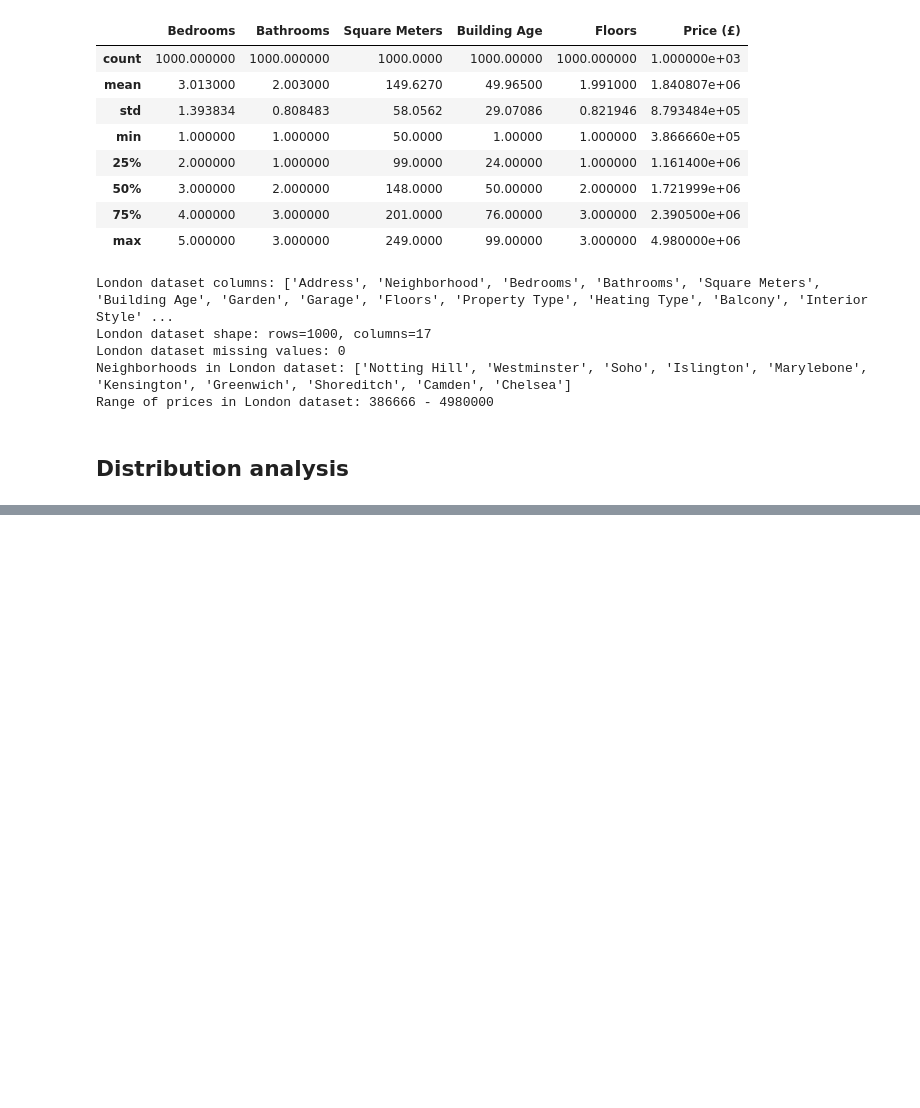
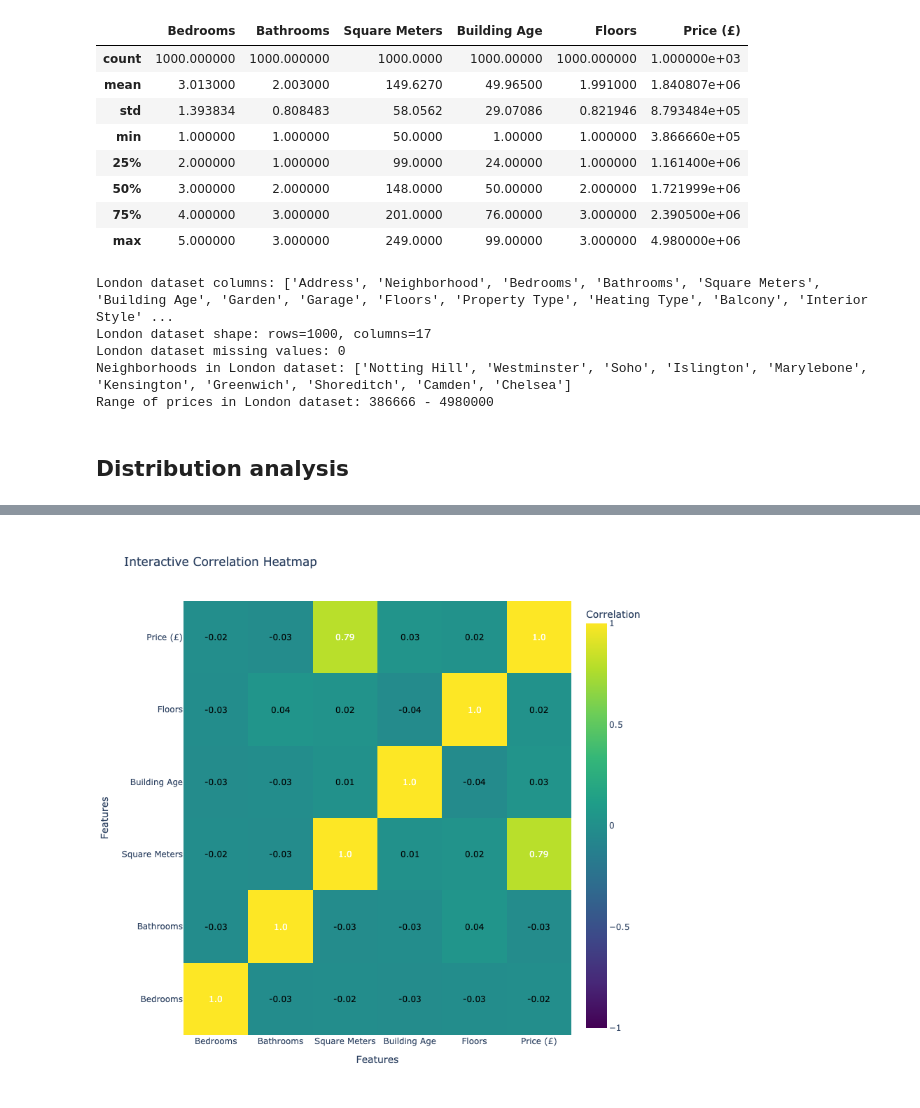
Before and after one commit to com-480-data-visualization/VisualEstate, a Jupyter notebook: EDA/exploratory_analysis_london.ipynb, the cells around one changed output, grey strips where cells are left out. Drawn from its saved outputs; the diff is of its cells as text; code cells hidden in the pictures; blank space fills up the shorter version.

```diff
--- a/EDA/exploratory_analysis_london.ipynb
+++ b/EDA/exploratory_analysis_london.ipynb
@@ -105,30 +113,38 @@ fig.show()
 # Correlation heatmap
 num_features = london_data_copy.select_dtypes(include=['float64', 'int64']).columns
 df_corr = london_data_copy[num_features].corr()
 
 fig = go.Figure(data=go.Heatmap(
     z=df_corr.values,
     x=df_corr.columns,
     y=df_corr.columns,
     colorscale='Viridis',
     colorbar=dict(title="Correlation"),
     zmin=-1, zmax=1,
     text=df_corr.round(2).astype(str).values,
     hoverinfo="text" ))
 
 
 for i in range(len(df_corr)):
     for j in range(len(df_corr)):
         fig.add_annotation(
             x=df_corr.columns[j],
             y=df_corr.columns[i],
             text=str(round(df_corr.iloc[i, j], 2)),
             showarrow=False,
             font=dict(
                 color="black" if abs(df_corr.iloc[i, j]) < 0.5 else "white"
             )
         )
 
 
 fig.update_layout(title="Interactive Correlation Heatmap", xaxis_title="Features", yaxis_title="Features", xaxis_showgrid=False, yaxis_showgrid=False, width=800, height=800)
 fig.show()
+
+
+# allow to display the plot in the notebook
+pio.write_image(fig, "correlation.png")
+from IPython.display import Image
+Image("correlation.png")
+# %% [output]
+[figure, added]
```
Also changed, not shown: parts of 2 cells of this notebook, 1 other file.
